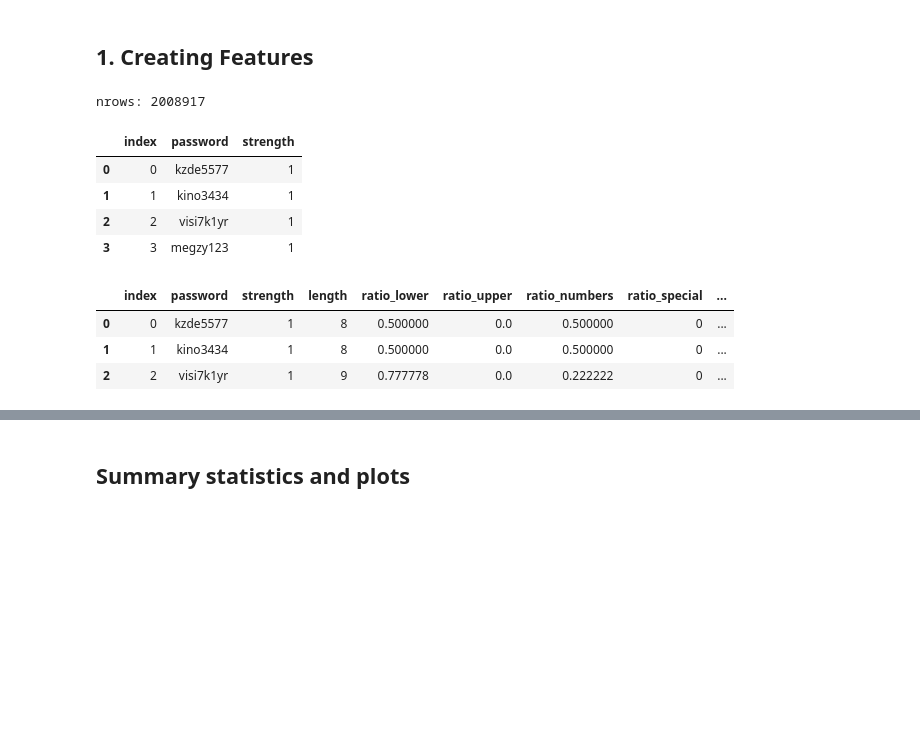
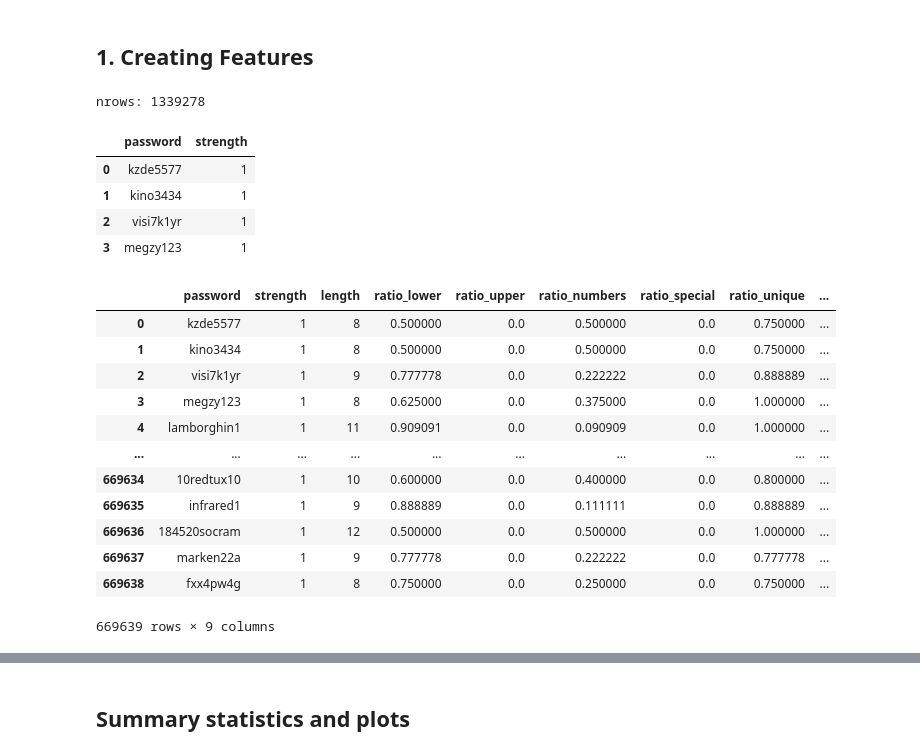
Before and after one commit to sddiener/Comparison-of-Decision-Tree-and-KNN-for-Stroke-Prediction, a Jupyter notebook: Preprocessing PW.ipynb, the cells around one changed output, grey strips where cells are left out. Drawn from its saved outputs; the diff is of its cells as text; code cells hidden in the pictures; blank space fills up the shorter version.

```diff
--- a/Preprocessing PW.ipynb
+++ b/Preprocessing PW.ipynb
@@ -14,30 +14,43 @@ from sklearn.feature_extraction.text import TfidfVectorizer
 data = pd.read_csv('PWdata.csv', on_bad_lines='skip')
 
 # Inital cleaning
-data = data.dropna().reset_index()  # removed 1 row
+data = data.dropna().reset_index(drop=True)  # removed 1 row
 data.password = data.password.astype(str)
 
 print('nrows: {}'.format(data.size))
 data.head(4)
 # %% [output]
-nrows: 2008917
+nrows: 1339278
-|  | index | password | strength |
-| 0 | 0 | kzde5577 | 1 |
-| 1 | 1 | kino3434 | 1 |
-| 2 | 2 | visi7k1yr | 1 |
-| 3 | 3 | megzy123 | 1 |
+|  | password | strength |
+| 0 | kzde5577 | 1 |
+| 1 | kino3434 | 1 |
+| 2 | visi7k1yr | 1 |
+| 3 | megzy123 | 1 |
 # %%
 # Create basic features from password string
 data['length'] = data.password.str.len()  # length of password
 data['ratio_lower'] = data.password.apply(lambda pw: len(re.findall(r'[a-z]', pw))) / data.length  # ratio of lowercase letters
 data['ratio_upper'] = data.password.apply(lambda pw: len(re.findall(r'[A-Z]', pw))) / data.length  # ratio of uppercase letters
 data['ratio_numbers'] = data.password.apply(lambda pw: len(re.findall(r'[0-9]', pw)))  / data.length  # ratio of numeric characters
-data['ratio_special'] = data.password.str.len() - data.password.apply(lambda pw: len(re.findall(r'[a-zA-Z0-9]', pw)))  # ratio of special characters
+data['ratio_special'] = data.password.apply(lambda pw: len(re.findall(r'[!@#$%^&*()_+{}\[\]:"\\<>?|;,.\'´`/]', pw))) / data.length  # ratio of special characters
 data['ratio_unique'] = data.password.apply(lambda pw: len(set(pw))) / data.length  # ratio of unique characters
-data.head(3)
+data['nr_types'] = data[['ratio_lower', 'ratio_upper', 'ratio_numbers', 'ratio_special']].apply(lambda row: sum(row > 0), axis=1)  # number of different types of characters
+
+# save data as csv
+data.to_csv('PWdata_cleaned.csv', index=False)
+data
 # %% [output]
-|  | index | password | strength | length | ratio_lower | ratio_upper | ratio_numbers | ratio_special | ... |
-| 0 | 0 | kzde5577 | 1 | 8 | 0.500000 | 0.0 | 0.500000 | 0 | ... |
-| 1 | 1 | kino3434 | 1 | 8 | 0.500000 | 0.0 | 0.500000 | 0 | ... |
-| 2 | 2 | visi7k1yr | 1 | 9 | 0.777778 | 0.0 | 0.222222 | 0 | ... |
+|  | password | strength | length | ratio_lower | ratio_upper | ratio_numbers | ratio_special | ratio_unique | ... |
+| 0 | kzde5577 | 1 | 8 | 0.500000 | 0.0 | 0.500000 | 0.0 | 0.750000 | ... |
+| 1 | kino3434 | 1 | 8 | 0.500000 | 0.0 | 0.500000 | 0.0 | 0.750000 | ... |
+| 2 | visi7k1yr | 1 | 9 | 0.777778 | 0.0 | 0.222222 | 0.0 | 0.888889 | ... |
+| 3 | megzy123 | 1 | 8 | 0.625000 | 0.0 | 0.375000 | 0.0 | 1.000000 | ... |
+| 4 | lamborghin1 | 1 | 11 | 0.909091 | 0.0 | 0.090909 | 0.0 | 1.000000 | ... |
+| ... | ... | ... | ... | ... | ... | ... | ... | ... | ... |
+| 669634 | 10redtux10 | 1 | 10 | 0.600000 | 0.0 | 0.400000 | 0.0 | 0.800000 | ... |
+| 669635 | infrared1 | 1 | 9 | 0.888889 | 0.0 | 0.111111 | 0.0 | 0.888889 | ... |
+| 669636 | 184520socram | 1 | 12 | 0.500000 | 0.0 | 0.500000 | 0.0 | 1.000000 | ... |
+| 669637 | marken22a | 1 | 9 | 0.777778 | 0.0 | 0.222222 | 0.0 | 0.777778 | ... |
+| 669638 | fxx4pw4g | 1 | 8 | 0.750000 | 0.0 | 0.250000 | 0.0 | 0.750000 | ... |
+669639 rows × 9 columns
 # %%
```
Also changed, not shown: parts of 7 cells of this notebook, 11 other files.
